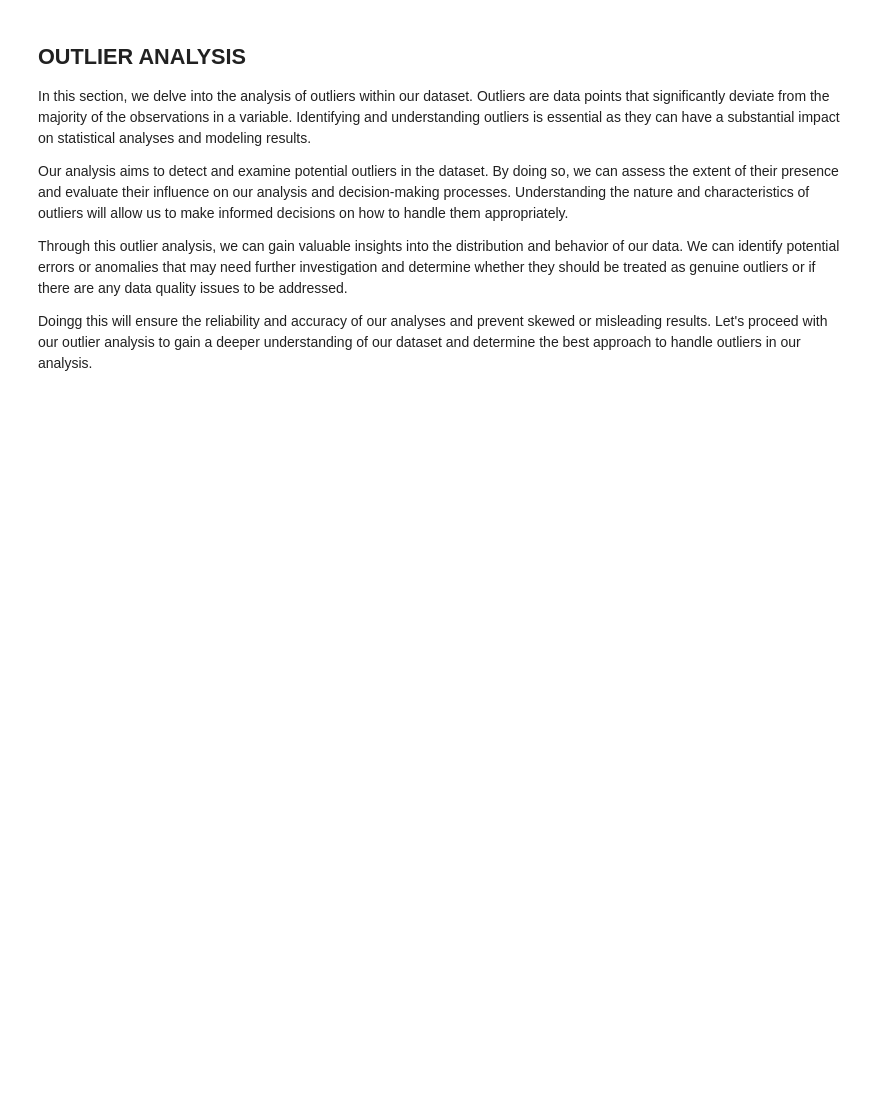
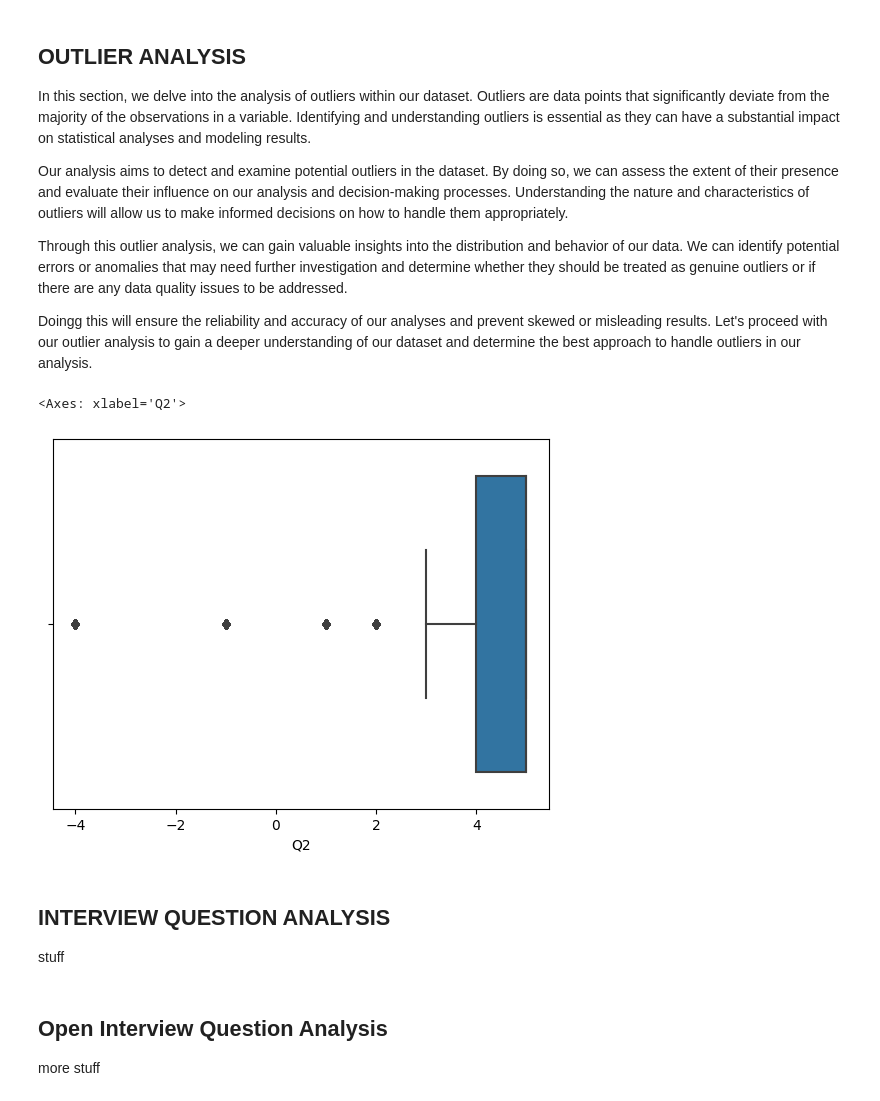
Before and after one commit to bmfores/nhsa-parentgauge, a Jupyter notebook: data_cleaning_analysis.ipynb, the cells around one changed output. Saved outputs shown, nothing was run; the diff lists cells and outputs as text; code cells hidden in the pictures; blank space fills up the shorter version.

```diff
--- a/data_cleaning_analysis.ipynb
+++ b/data_cleaning_analysis.ipynb
@@ -24,13 +26,13 @@ pd.set_option('display.max_rows', None)  # Display all rows
 pd.set_option('display.max_columns', None)  # Display all columns
 # %%
 #Load the Data into the dataframe
-df = pd.read_excel('INTVDATA.xlsx', sheet_name ='Main', engine ='openpyxl')
+df = pd.read_excel('../data/INTVDATA.xlsx', sheet_name ='Main', engine ='openpyxl')
 
 #Copy existing dataframe to .csv file
-df.to_csv("intv_data.csv", index=False)
+df.to_csv('../data/intv_data.csv', index=False)
 
 #read the new .csv file
-df = pd.read_csv('intv_data.csv')
+df = pd.read_csv('../data/intv_data.csv')
 # %% [markdown]
 ## DESCRIPTIVE ANALYSIS
 
@@ -190,3 +192,22 @@ Our analysis aims to detect and examine potential outliers in the dataset. By do
 Through this outlier analysis, we can gain valuable insights into the distribution and behavior of our data. We can identify potential errors or anomalies that may need further investigation and determine whether they should be treated as genuine outliers or if there are any data quality issues to be addressed.
 
 Doingg this will ensure the reliability and accuracy of our analyses and prevent skewed or misleading results. Let's proceed with our outlier analysis to gain a deeper understanding of our dataset and determine the best approach to handle outliers in our analysis.
+# %%
+# Box plot
+df['Q2'] = pd.to_numeric(df['Q2'], errors='coerce')
+
+# Option 1: Remove NaN values
+df = df.dropna(subset=['Q2'])
+
+sns.boxplot(x=df['Q2'])
+# %% [output]
+<Axes: xlabel='Q2'>
+[figure, added]
+# %% [markdown]
+## INTERVIEW QUESTION ANALYSIS
+
+stuff
+# %% [markdown]
+## Open Interview Question Analysis
+
+more stuff
```
Also changed, not shown: parts of 4 cells of this notebook, 1 other file.
